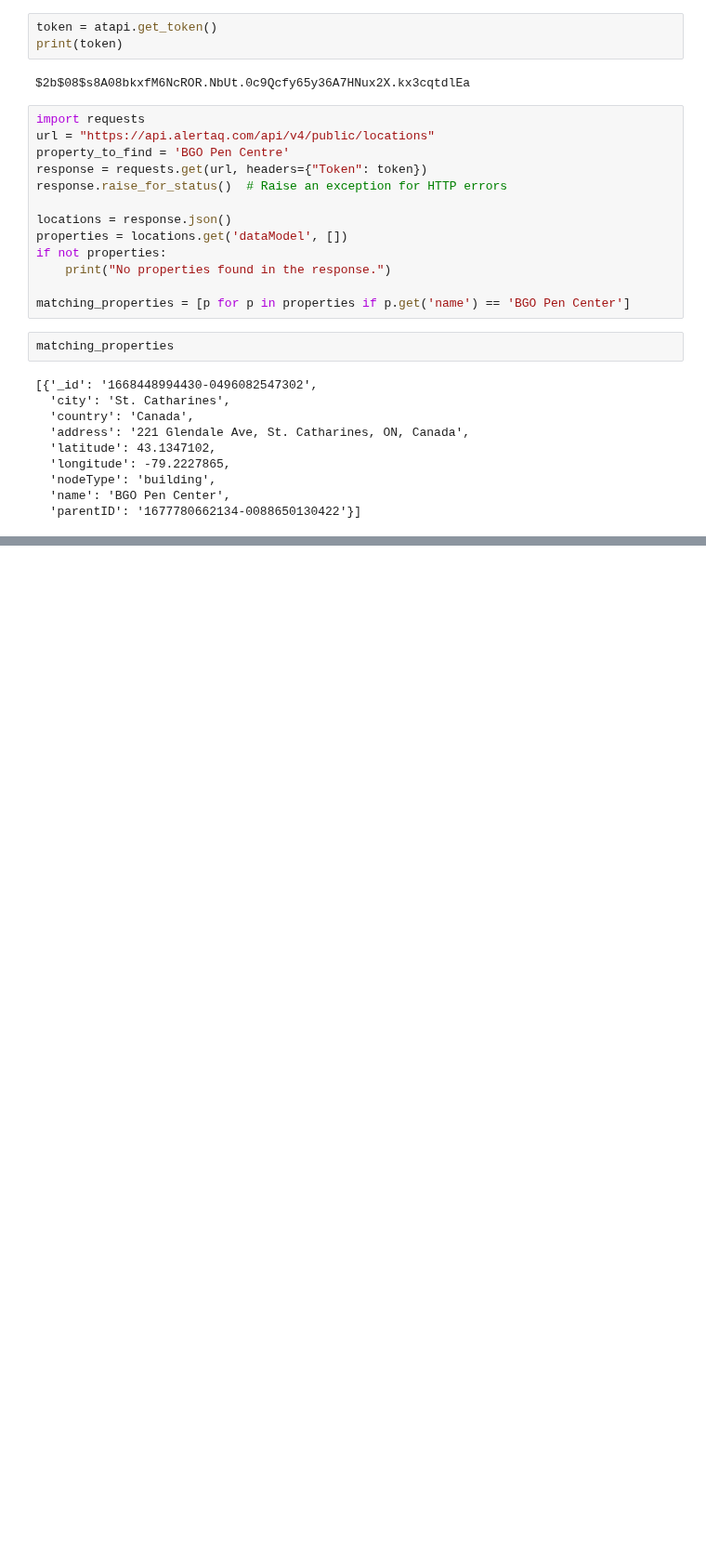
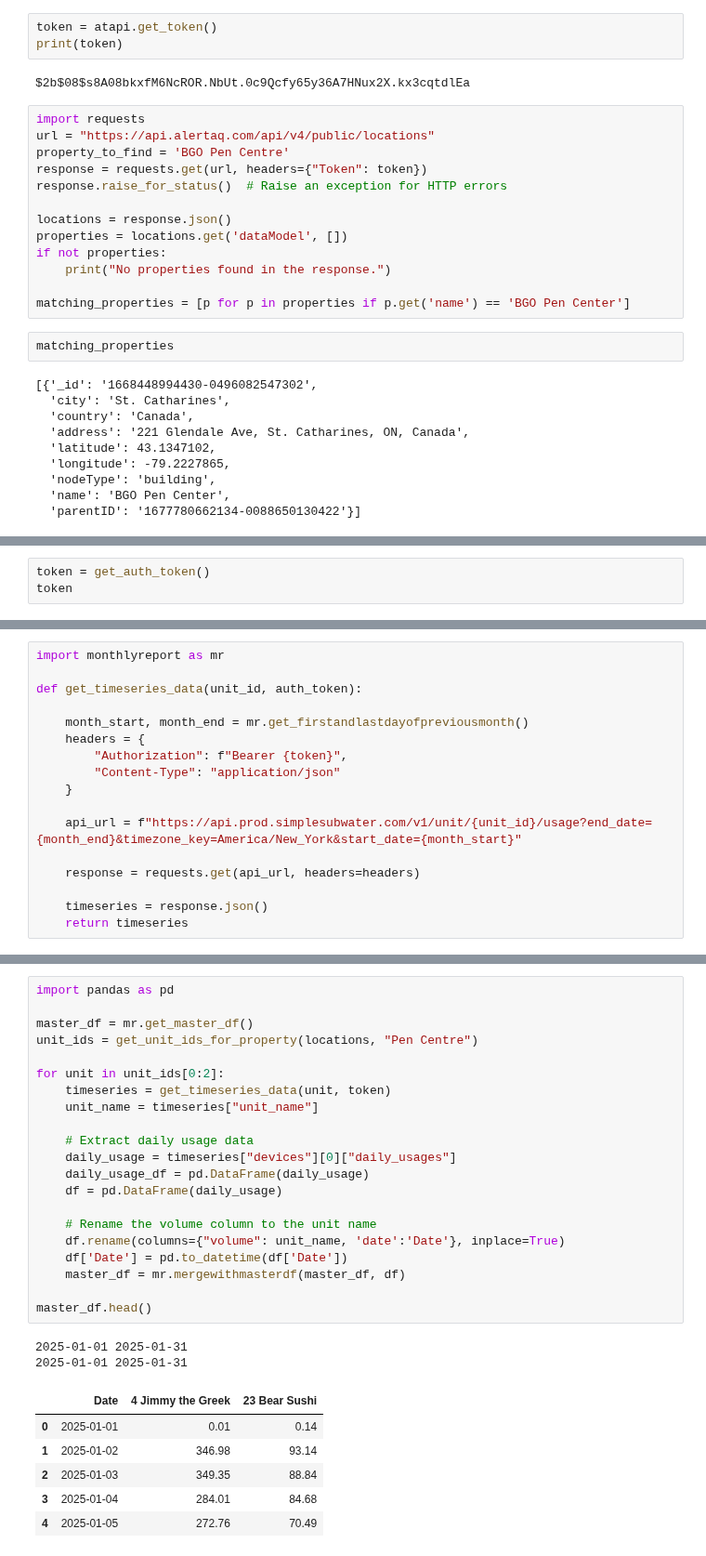
Before and after one commit to prayag-purohit/Monthly-report-bondiwater, a Jupyter notebook: test.ipynb, the cells around one changed output, grey strips where cells are left out. Shown at 93% size. Saved outputs shown, nothing was run; the diff lists cells and outputs as text; blank space fills up the shorter version.

Commit message:
First official version

```diff
--- a/test.ipynb
+++ b/test.ipynb
@@ -32,0 +93,3 @@ matching_properties
+# %%
+token = get_auth_token()
+token
@@ -32,0 +151,17 @@ matching_properties
+# %%
+import monthlyreport as mr
+
+def get_timeseries_data(unit_id, auth_token):
+
+    month_start, month_end = mr.get_firstandlastdayofpreviousmonth()
+    headers = {
+        "Authorization": f"Bearer {token}",
+        "Content-Type": "application/json"
+    }
+
+    api_url = f"https://api.prod.simplesubwater.com/v1/unit/{unit_id}/usage?end_date={month_end}&timezone_key=America/New_York&start_date={month_start}"
+
+    response = requests.get(api_url, headers=headers)
+
+    timeseries = response.json()
+    return timeseries
@@ -32,0 +188,30 @@ matching_properties
+# %%
+import pandas as pd
+
+master_df = mr.get_master_df()
+unit_ids = get_unit_ids_for_property(locations, "Pen Centre")
+
+for unit in unit_ids[0:2]:
+    timeseries = get_timeseries_data(unit, token)
+    unit_name = timeseries["unit_name"]
+
+    # Extract daily usage data
+    daily_usage = timeseries["devices"][0]["daily_usages"]
+    daily_usage_df = pd.DataFrame(daily_usage)
+    df = pd.DataFrame(daily_usage)
+
+    # Rename the volume column to the unit name
+    df.rename(columns={"volume": unit_name, 'date':'Date'}, inplace=True)
+    df['Date'] = pd.to_datetime(df['Date'])
+    master_df = mr.mergewithmasterdf(master_df, df)
+
+master_df.head()
+# %% [output]
+2025-01-01 2025-01-31
+2025-01-01 2025-01-31
+|  | Date | 4 Jimmy the Greek | 23 Bear Sushi |
+| 0 | 2025-01-01 | 0.01 | 0.14 |
+| 1 | 2025-01-02 | 346.98 | 93.14 |
+| 2 | 2025-01-03 | 349.35 | 88.84 |
+| 3 | 2025-01-04 | 284.01 | 84.68 |
+| 4 | 2025-01-05 | 272.76 | 70.49 |
```
Also changed, not shown: parts of 8 cells of this notebook, 3 other files.
